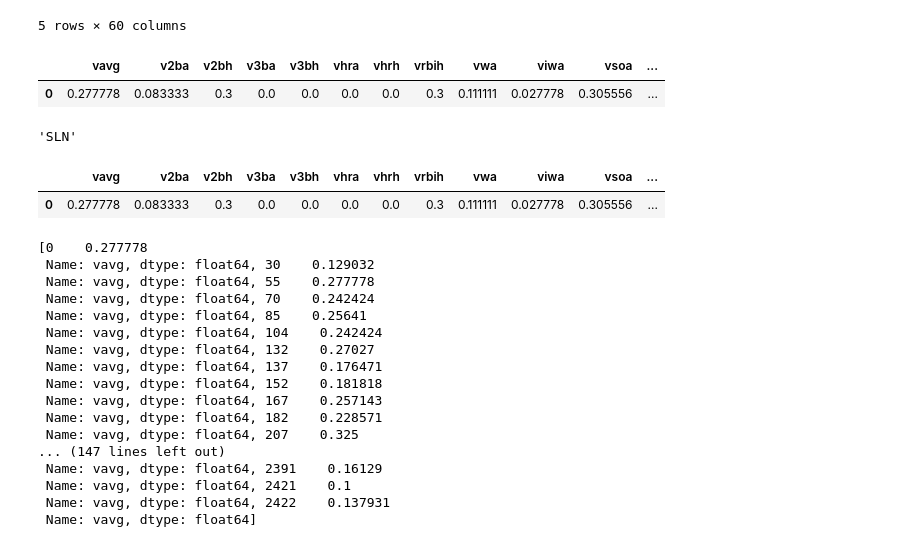
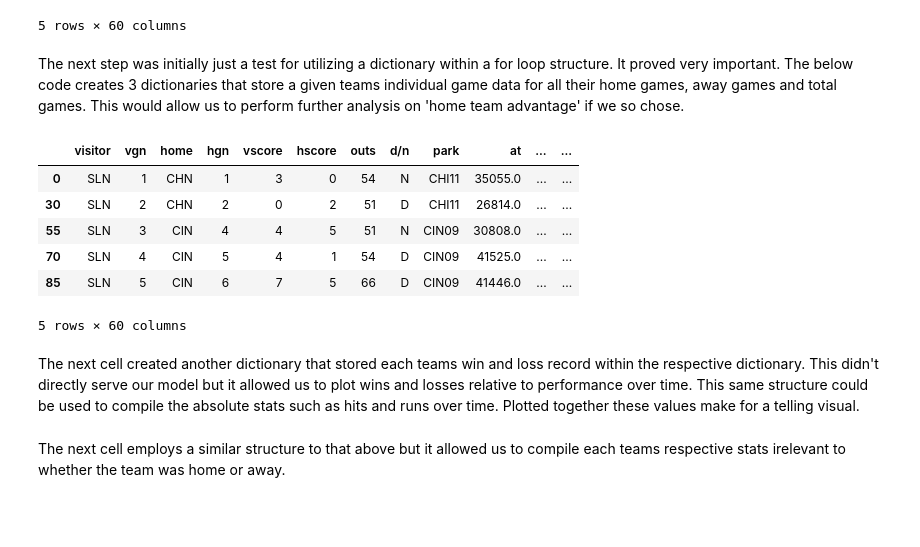
Before and after one commit to Elkin3456/Cmse202-Sport, a Jupyter notebook: Baseballnotebook.ipynb, the cells around one changed output. Saved outputs shown, nothing was run; the diff lists cells and outputs as text; code cells hidden in the pictures; blank space fills up the shorter version.

```diff
--- a/Baseballnotebook.ipynb
+++ b/Baseballnotebook.ipynb
@@ -109,27 +111,35 @@ mast.head()
 | 3 | CHA | 1 | KCA | 1 | 1 | 10 | 51 | D | KAN06 | 40085.0 | ... | ... |
 | 4 | TOR | 1 | NYA | 1 | 6 | 1 | 54 | D | NYC21 | 48469.0 | ... | ... |
 5 rows × 60 columns
+# %% [markdown]
+The next step was initially just a test for utilizing a dictionary within a for loop structure. It proved very important. The below code creates 3 dictionaries that store a given teams individual game data for all their home games, away games and total games. This would allow us to perform further analysis on 'home team advantage' if we so chose.
 # %%
 #initalise team list
 teams = mast.iloc[:,0].unique()
 tn = len(teams)
+#initalize empty dictionaries
 home = {}
 visitor = {}
 total = {}
 for a in range(tn):
     home["team{0}".format(a)] = mast[mast['home']== teams[a]]
     visitor["team{0}".format(a)] = mast[mast['visitor']== teams[a]]
     total["team{0}".format(a)] = mast[(mast['visitor'] == teams[a]) | (mast['home'] == teams[a])]
-total['team0'][vteamv][0:1]
+total['team0'].head()
 # %% [output]
-|  | vavg | v2ba | v2bh | v3ba | v3bh | vhra | vhrh | vrbih | vwa | viwa | vsoa | ... |
-| 0 | 0.277778 | 0.083333 | 0.3 | 0.0 | 0.0 | 0.0 | 0.0 | 0.3 | 0.111111 | 0.027778 | 0.305556 | ... |
+|  | visitor | vgn | home | hgn | vscore | hscore | outs | d/n | park | at | ... | ... |
+| 0 | SLN | 1 | CHN | 1 | 3 | 0 | 54 | N | CHI11 | 35055.0 | ... | ... |
+| 30 | SLN | 2 | CHN | 2 | 0 | 2 | 51 | D | CHI11 | 26814.0 | ... | ... |
+| 55 | SLN | 3 | CIN | 4 | 4 | 5 | 51 | N | CIN09 | 30808.0 | ... | ... |
+| 70 | SLN | 4 | CIN | 5 | 4 | 1 | 54 | D | CIN09 | 41525.0 | ... | ... |
+| 85 | SLN | 5 | CIN | 6 | 7 | 5 | 66 | D | CIN09 | 41446.0 | ... | ... |
+5 rows × 60 columns
 # %%
 #home['team0'].describe()
 #mast['winr']
-teams[0]
+#teams[0]
-# %% [output]
-'SLN'
+# %% [markdown]
+The next cell created another dictionary that stored each teams win and loss record within the respective dictionary. This didn't directly serve our model but it allowed us to plot wins and losses relative to performance over time. This same structure could be used to compile the absolute stats such as hits and runs over time. Plotted together these values make for a telling visual.
 # %%
 win = {}
 loss = {}
@@ -152,3 +162,5 @@ for t in range(tn):
                 gw = gw + 0
                 loss["team{}".format(t)].append(gl)
                 win["team{}".format(t)].append(gw)
+# %% [markdown]
+The next cell employs a similar structure to that above but it allowed us to compile each teams respective stats irelevant to whether the team was home or away.
@@ -155,6 +187,4 @@ for t in range(tn):
 # %%
 #win['team8']
-total['team0'][vteamv][0:1]
+#total['team0'][vteamv][0:1]
+#teaml[1]
-# %% [output]
-|  | vavg | v2ba | v2bh | v3ba | v3bh | vhra | vhrh | vrbih | vwa | viwa | vsoa | ... |
-| 0 | 0.277778 | 0.083333 | 0.3 | 0.0 | 0.0 | 0.0 | 0.0 | 0.3 | 0.111111 | 0.027778 | 0.305556 | ... |
@@ -180,20 +190,0 @@ for t in range(tn):
-# %%
-avg['team0']['avg']
-# %% [output]
-[0    0.277778
- Name: vavg, dtype: float64, 30    0.129032
- Name: vavg, dtype: float64, 55    0.277778
- Name: vavg, dtype: float64, 70    0.242424
- Name: vavg, dtype: float64, 85    0.25641
- Name: vavg, dtype: float64, 104    0.242424
- Name: vavg, dtype: float64, 132    0.27027
- Name: vavg, dtype: float64, 137    0.176471
- Name: vavg, dtype: float64, 152    0.181818
- Name: vavg, dtype: float64, 167    0.257143
- Name: vavg, dtype: float64, 182    0.228571
- Name: vavg, dtype: float64, 207    0.325
-... (147 lines left out)
- Name: vavg, dtype: float64, 2391    0.16129
- Name: vavg, dtype: float64, 2421    0.1
- Name: vavg, dtype: float64, 2422    0.137931
- Name: vavg, dtype: float64]
```
Also changed, not shown: parts of 22 cells of this notebook.
